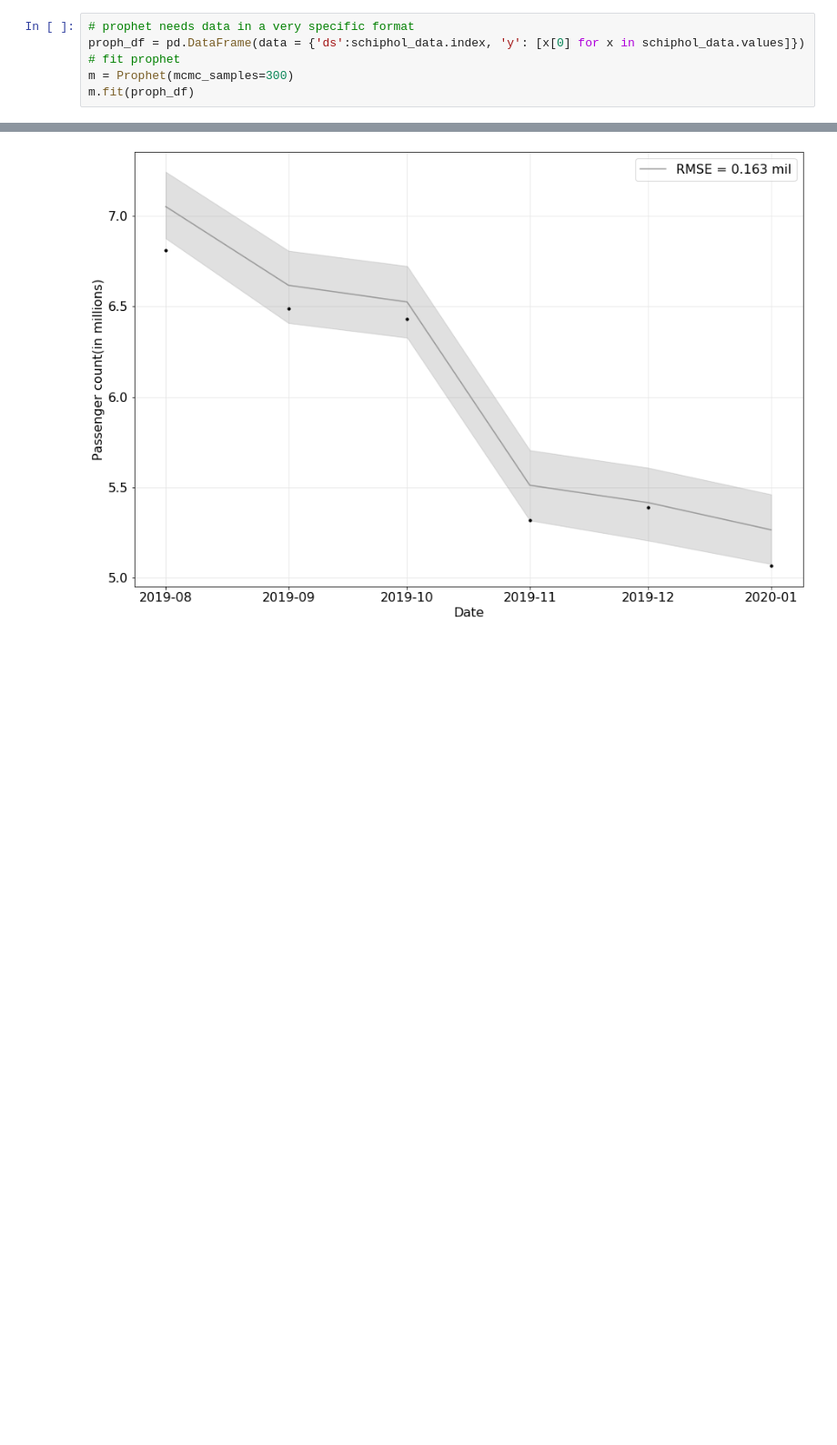
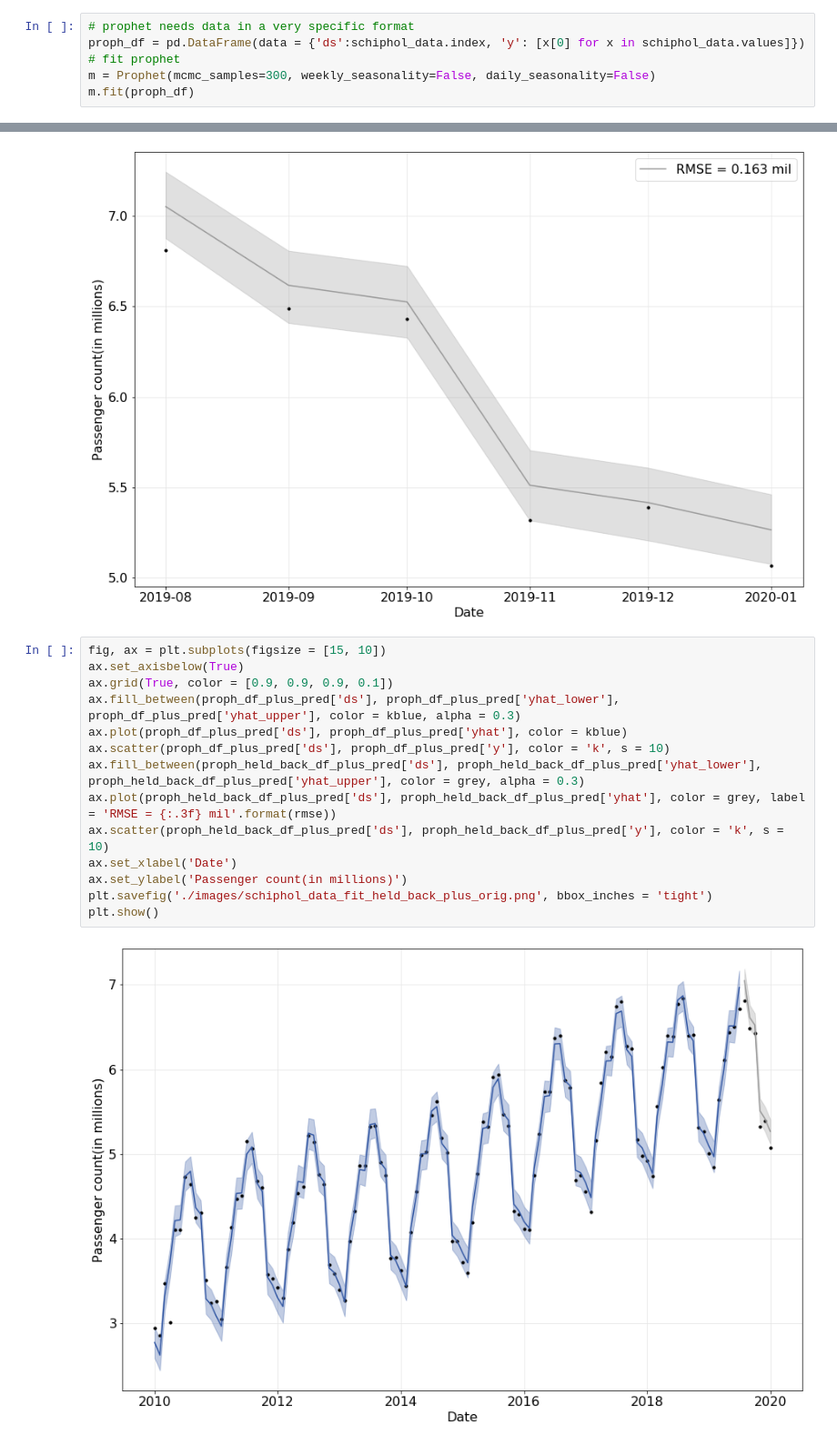
Before and after one commit to Yoyodyne-Data-Science/schiphol-passengers, a Jupyter notebook: Schiphol_Passengers.ipynb, the cells around one changed output, grey strips where cells are left out. Shown: that part at 91% size. Saved outputs shown, nothing was run; the diff lists cells and outputs as text; blank space fills up the shorter version.

Commit message:
added readme and combined hold out plus training plot

```diff
--- a/Schiphol_Passengers.ipynb
+++ b/Schiphol_Passengers.ipynb
@@ -42,6 +42,6 @@ plt.show()
 # prophet needs data in a very specific format
 proph_df = pd.DataFrame(data = {'ds':schiphol_data.index, 'y': [x[0] for x in schiphol_data.values]})
 # fit prophet
-m = Prophet(mcmc_samples=300)
+m = Prophet(mcmc_samples=300, weekly_seasonality=False, daily_seasonality=False)
 m.fit(proph_df)
 # %% [output]
@@ -154,3 +152,19 @@ plt.legend()
 plt.show()
 # %% [output]
 [figure]
+# %%
+fig, ax = plt.subplots(figsize = [15, 10])
+ax.set_axisbelow(True)
+ax.grid(True, color = [0.9, 0.9, 0.9, 0.1])
+ax.fill_between(proph_df_plus_pred['ds'], proph_df_plus_pred['yhat_lower'], proph_df_plus_pred['yhat_upper'], color = kblue, alpha = 0.3)
+ax.plot(proph_df_plus_pred['ds'], proph_df_plus_pred['yhat'], color = kblue)
+ax.scatter(proph_df_plus_pred['ds'], proph_df_plus_pred['y'], color = 'k', s = 10)
+ax.fill_between(proph_held_back_df_plus_pred['ds'], proph_held_back_df_plus_pred['yhat_lower'], proph_held_back_df_plus_pred['yhat_upper'], color = grey, alpha = 0.3)
+ax.plot(proph_held_back_df_plus_pred['ds'], proph_held_back_df_plus_pred['yhat'], color = grey, label = 'RMSE = {:.3f} mil'.format(rmse))
+ax.scatter(proph_held_back_df_plus_pred['ds'], proph_held_back_df_plus_pred['y'], color = 'k', s = 10)
+ax.set_xlabel('Date')
+ax.set_ylabel('Passenger count(in millions)')
+plt.savefig('./images/schiphol_data_fit_held_back_plus_orig.png', bbox_inches = 'tight')
+plt.show()
+# %% [output]
+[figure, added]
```
Also changed, not shown: parts of 1 cell of this notebook, 2 other files.
